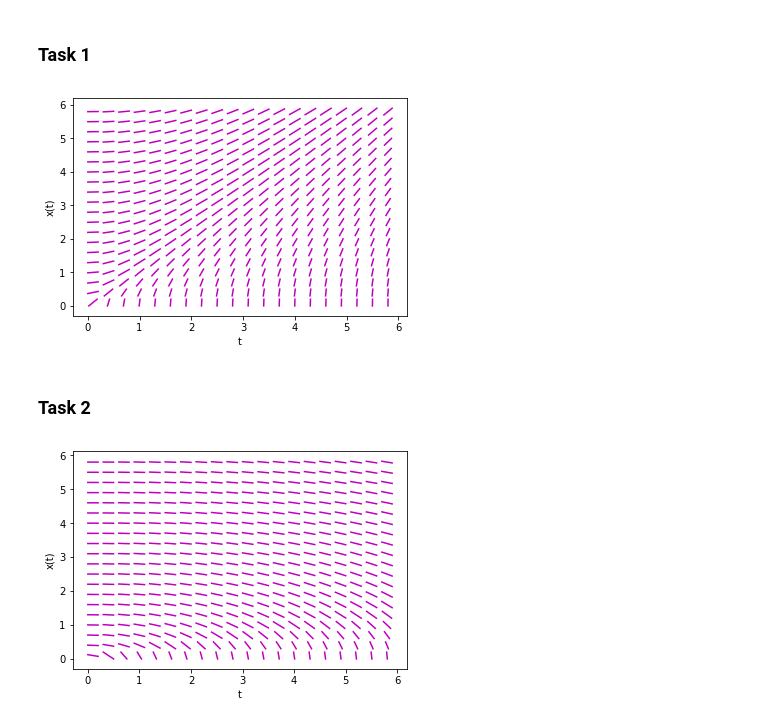
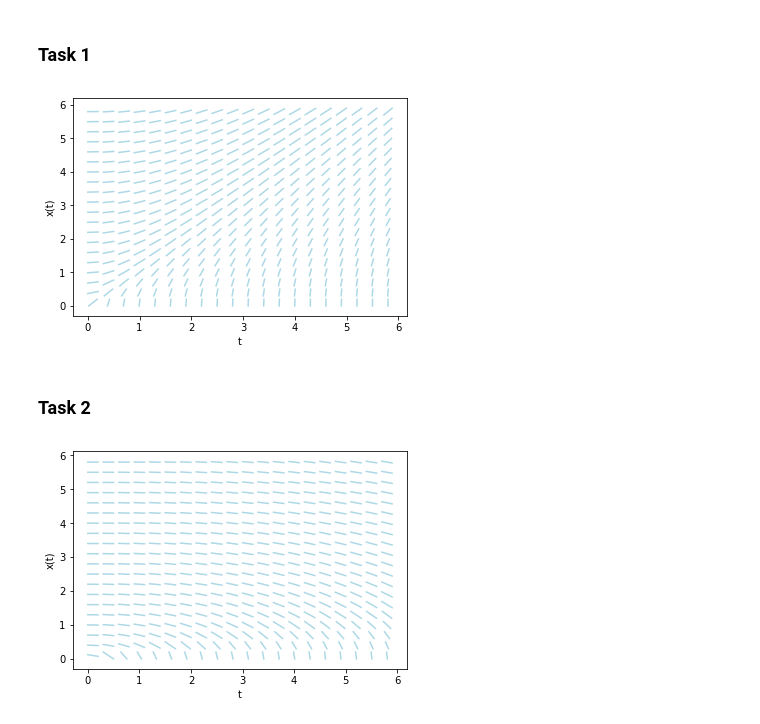
Before and after one commit to peinrules/differential_equations, a Jupyter notebook: Slope_fields.ipynb, the cells around one changed output. Cells and saved outputs as stored; diff of their text form; code cells hidden in the pictures.

```diff
--- a/Slope_fields.ipynb
+++ b/Slope_fields.ipynb
@@ -2,18 +2,18 @@
 import numpy as np
 import matplotlib.pyplot as plt
 # %%
-size = 6
-step = 0.3
-radius = step / 3
+sizeSl = 6
+stepSl = 0.3
+radiusSl = stepSl / 3
 # %%
-def formation(foo):
-    for t in np.arange(radius, size, step):
-        for x in np.arange(radius, size, step):
+def slopeField(foo):
+    for t in np.arange(radiusSl, sizeSl, stepSl):
+        for x in np.arange(radiusSl, sizeSl, stepSl):
             curGrad = foo(t, x)
             if abs(curGrad) < 1:
-                plt.plot([t - radius, t + radius], [x - radius  * curGrad, x + radius * curGrad], 'm')
+                plt.plot([t - radiusSl, t + radiusSl], [x - radiusSl  * curGrad, x + radiusSl * curGrad],  color = 'lightblue')
             else:
-                plt.plot([t - radius * 1 / curGrad, t + radius * 1 / curGrad], [x - radius, x + radius], 'm')
+                plt.plot([t - radiusSl * 1 / curGrad, t + radiusSl * 1 / curGrad], [x - radiusSl, x + radiusSl],  color = 'lightblue')
     plt.xlabel('t')
     plt.ylabel('x(t)')
     plt.show()
@@ -22,14 +51,14 @@ def formation(foo):
 # %%
 def foo(t, x):
     return 5/4 * t / x
-formation(foo)
+slopeField(foo)
 # %% [output]
-[figure, old version]
+[figure, new version]
 # %% [markdown]
 ### Task 2
 # %%
 def foo(t, x):
     return -1/4 * t / x
-formation(foo)
+slopeField(foo)
 # %% [output]
-[figure, old version]
+[figure, new version]
```
Also changed, not shown: parts of 15 cells of this notebook.
